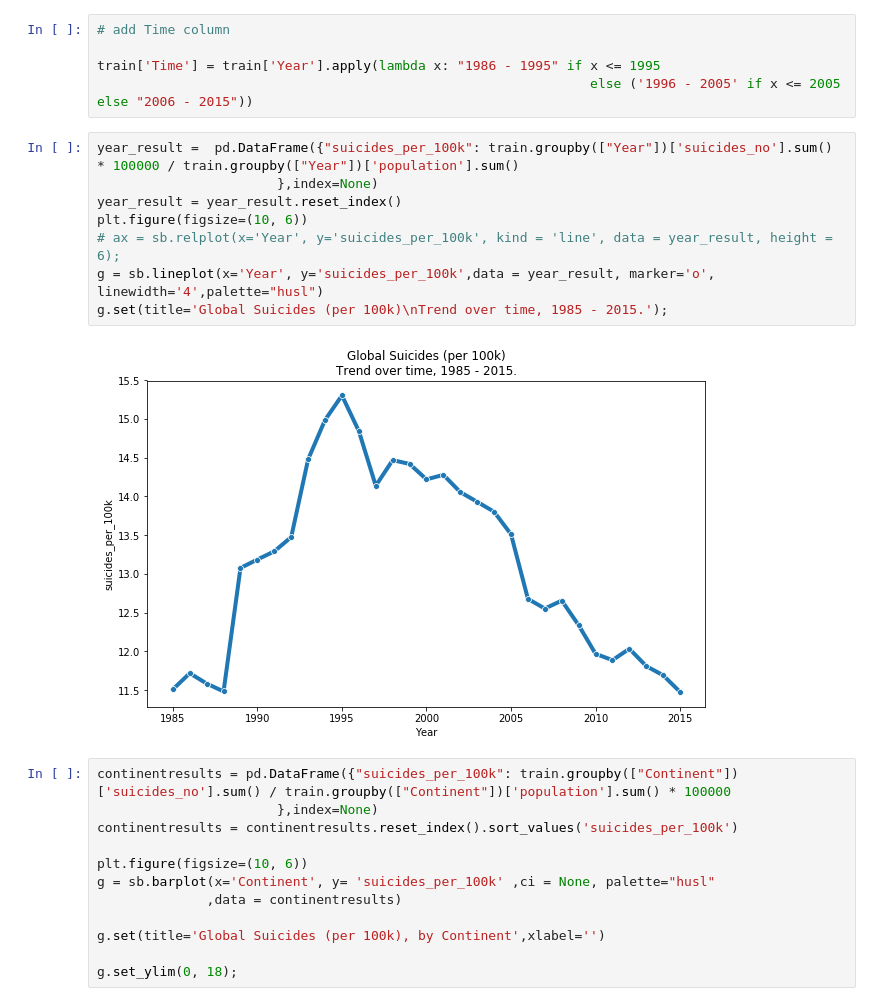
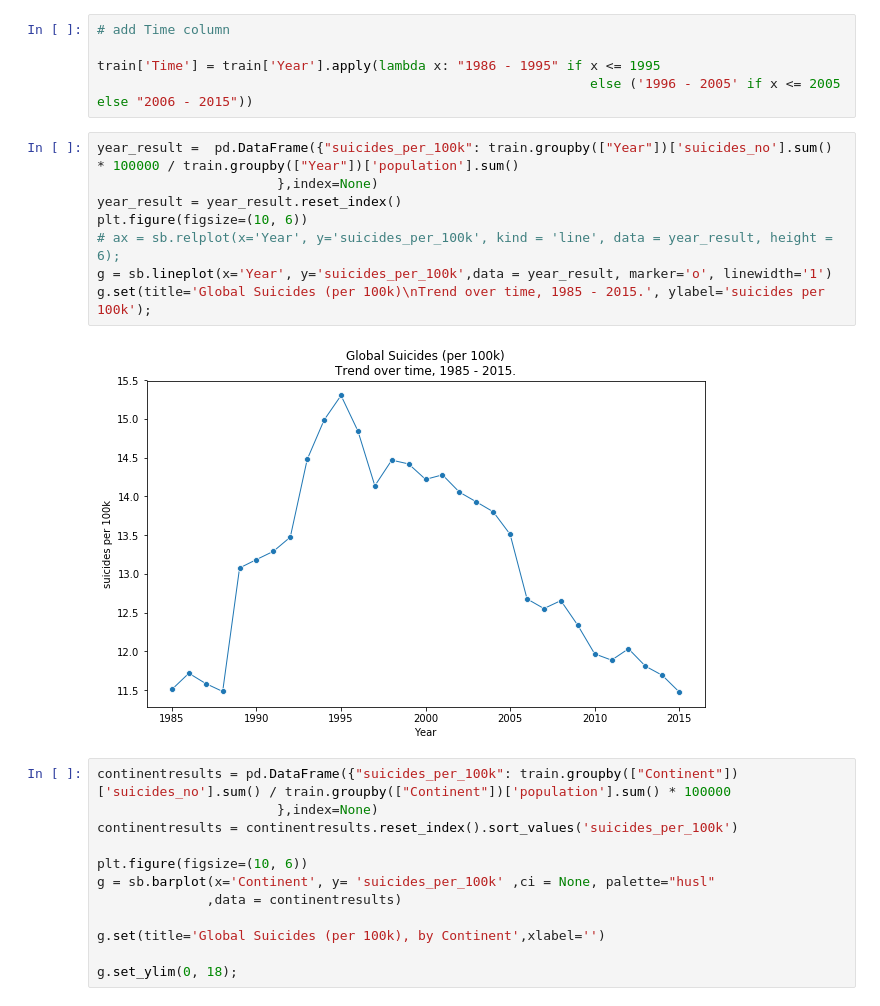
Before and after one commit to vaishali-vcs/DataScienceFoundation_Project, a Jupyter notebook: SuicideDataAnalysis.ipynb, the cells around one changed output. Drawn from its saved outputs; the diff is of its cells as text.

```diff
--- a/SuicideDataAnalysis.ipynb
+++ b/SuicideDataAnalysis.ipynb
@@ -84,13 +84,13 @@ train['Time'] = train['Year'].apply(lambda x: "1986 - 1995" if x <= 1995
 # %%
 year_result =  pd.DataFrame({"suicides_per_100k": train.groupby(["Year"])['suicides_no'].sum() * 100000 / train.groupby(["Year"])['population'].sum()
                        },index=None)
 year_result = year_result.reset_index()
 plt.figure(figsize=(10, 6))
 # ax = sb.relplot(x='Year', y='suicides_per_100k', kind = 'line', data = year_result, height = 6);
-g = sb.lineplot(x='Year', y='suicides_per_100k',data = year_result, marker='o', linewidth='4',palette="husl")
-g.set(title='Global Suicides (per 100k)\nTrend over time, 1985 - 2015.');
+g = sb.lineplot(x='Year', y='suicides_per_100k',data = year_result, marker='o', linewidth='1')
+g.set(title='Global Suicides (per 100k)\nTrend over time, 1985 - 2015.', ylabel='suicides per 100k');
 # %% [output]
-[figure, old version]
+[figure, new version]
 # %%
 continentresults = pd.DataFrame({"suicides_per_100k": train.groupby(["Continent"])['suicides_no'].sum() / train.groupby(["Continent"])['population'].sum() * 100000
                        },index=None)
```
Also changed, not shown: parts of 6 cells of this notebook.
